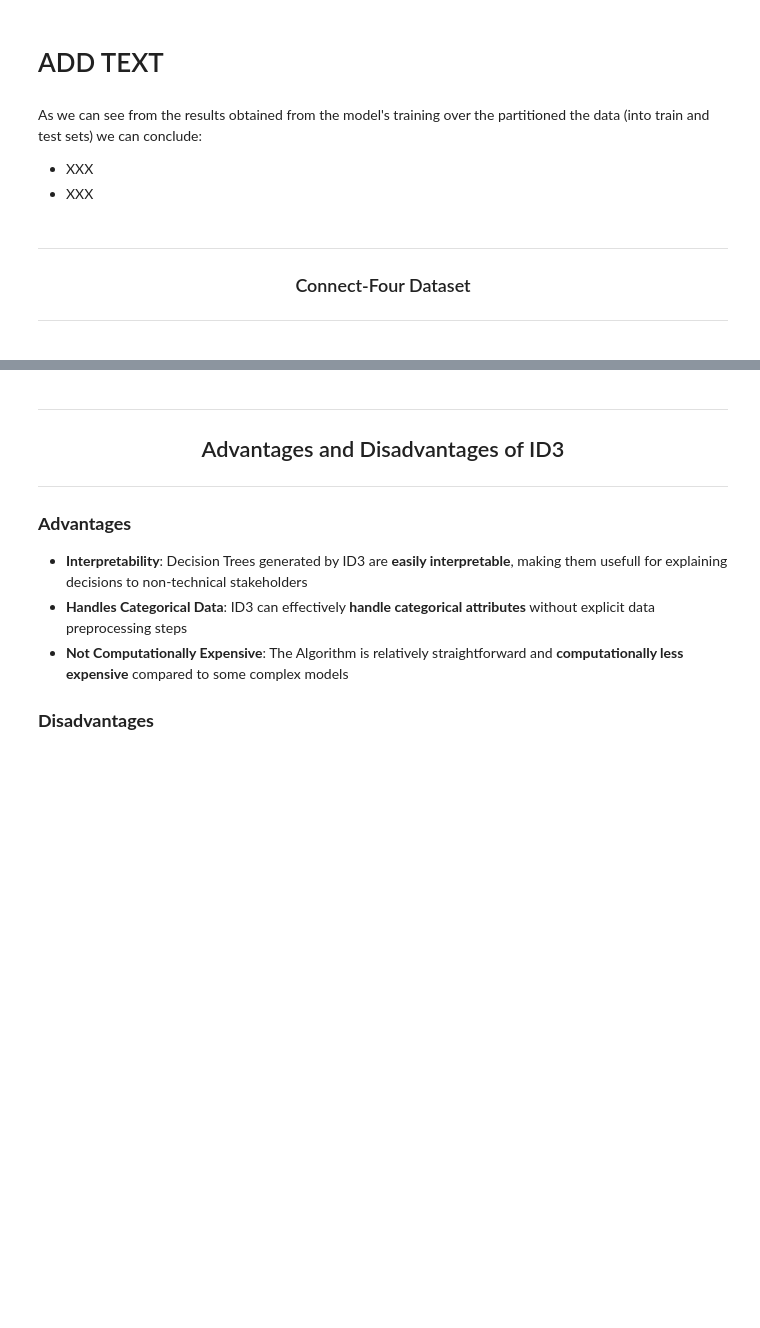
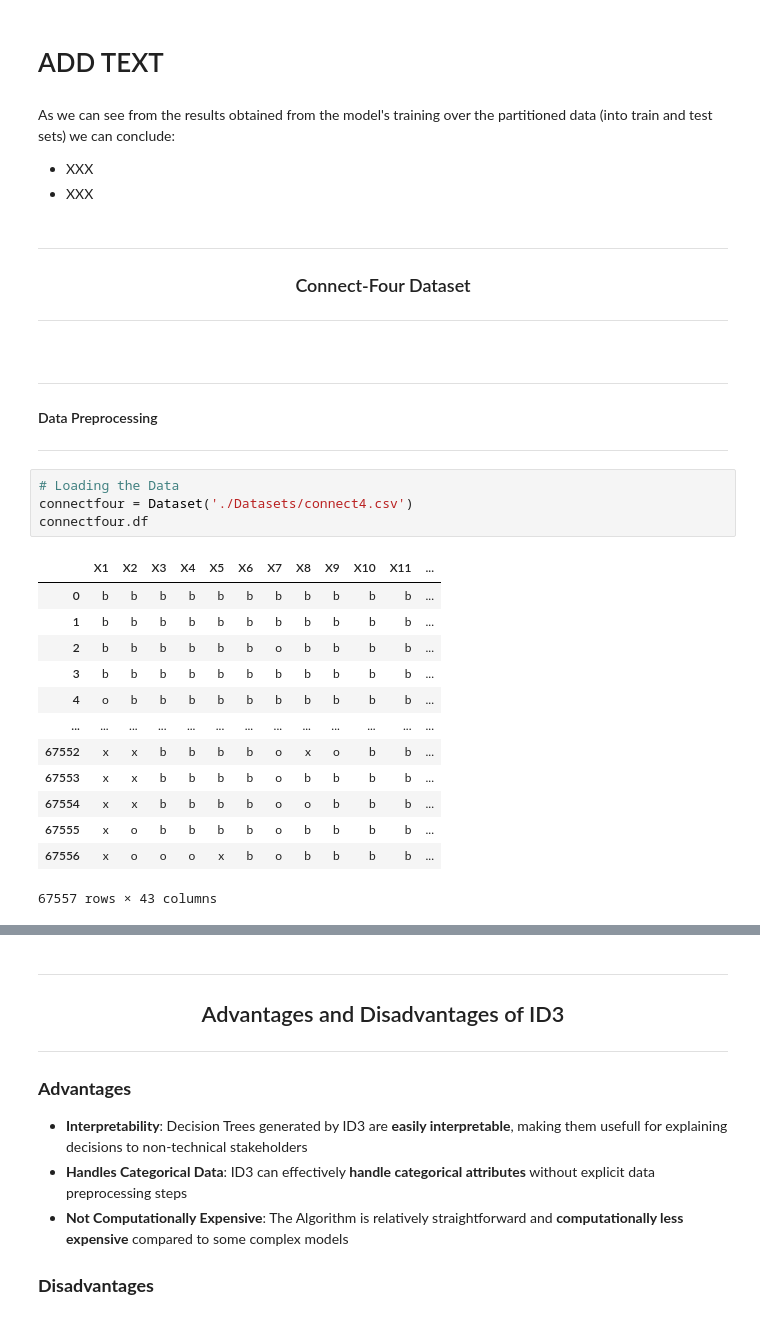
Before and after one commit to EstevesX10/AI-Decision-Trees-ID3, a Jupyter notebook: Decision Trees - ID3/Decision_Trees_ID3.ipynb, the cells around one changed output, grey strips where cells are left out. Drawn from its saved outputs; the diff is of its cells as text; blank space fills up the shorter version.

```diff
--- a/Decision Trees - ID3/Decision_Trees_ID3.ipynb
+++ b/Decision Trees - ID3/Decision_Trees_ID3.ipynb
@@ -917,7 +919,7 @@ Plot_Model_Stats(dt, points, x_test, y_test, Title='ID3 Performance Analysis [Ir
 # %% [markdown]
 # ADD TEXT
 # %% [markdown]
-As we can see from the results obtained from the model's training over the partitioned the data (into train and test sets) we can conclude:
+As we can see from the results obtained from the model's training over the partitioned data (into train and test sets) we can conclude:
 
 - XXX
 - XXX
@@ -928,3 +930,25 @@ As we can see from the results obtained from the model's training over the parti
 ### Connect-Four Dataset
 ---
 </div>
+# %% [markdown]
+---
+#### Data Preprocessing
+---
+# %%
+# Loading the Data
+connectfour = Dataset('./Datasets/connect4.csv')
+connectfour.df
+# %% [output]
+|  | X1 | X2 | X3 | X4 | X5 | X6 | X7 | X8 | X9 | X10 | X11 | ... |
+| 0 | b | b | b | b | b | b | b | b | b | b | b | ... |
+| 1 | b | b | b | b | b | b | b | b | b | b | b | ... |
+| 2 | b | b | b | b | b | b | o | b | b | b | b | ... |
+| 3 | b | b | b | b | b | b | b | b | b | b | b | ... |
+| 4 | o | b | b | b | b | b | b | b | b | b | b | ... |
+| ... | ... | ... | ... | ... | ... | ... | ... | ... | ... | ... | ... | ... |
+| 67552 | x | x | b | b | b | b | o | x | o | b | b | ... |
+| 67553 | x | x | b | b | b | b | o | b | b | b | b | ... |
+| 67554 | x | x | b | b | b | b | o | o | b | b | b | ... |
+| 67555 | x | o | b | b | b | b | o | b | b | b | b | ... |
+| 67556 | x | o | o | o | x | b | o | b | b | b | b | ... |
+67557 rows × 43 columns
```
Also changed, not shown: parts of 29 cells of this notebook.
